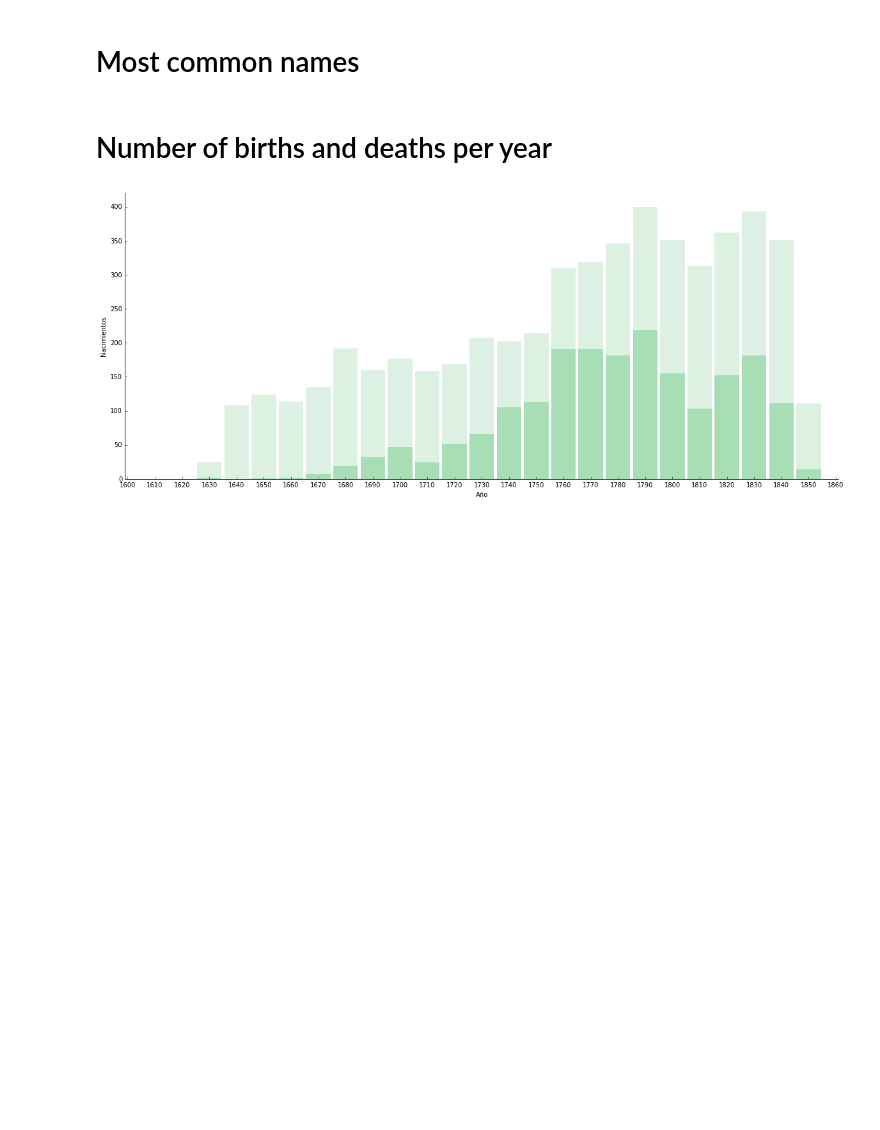
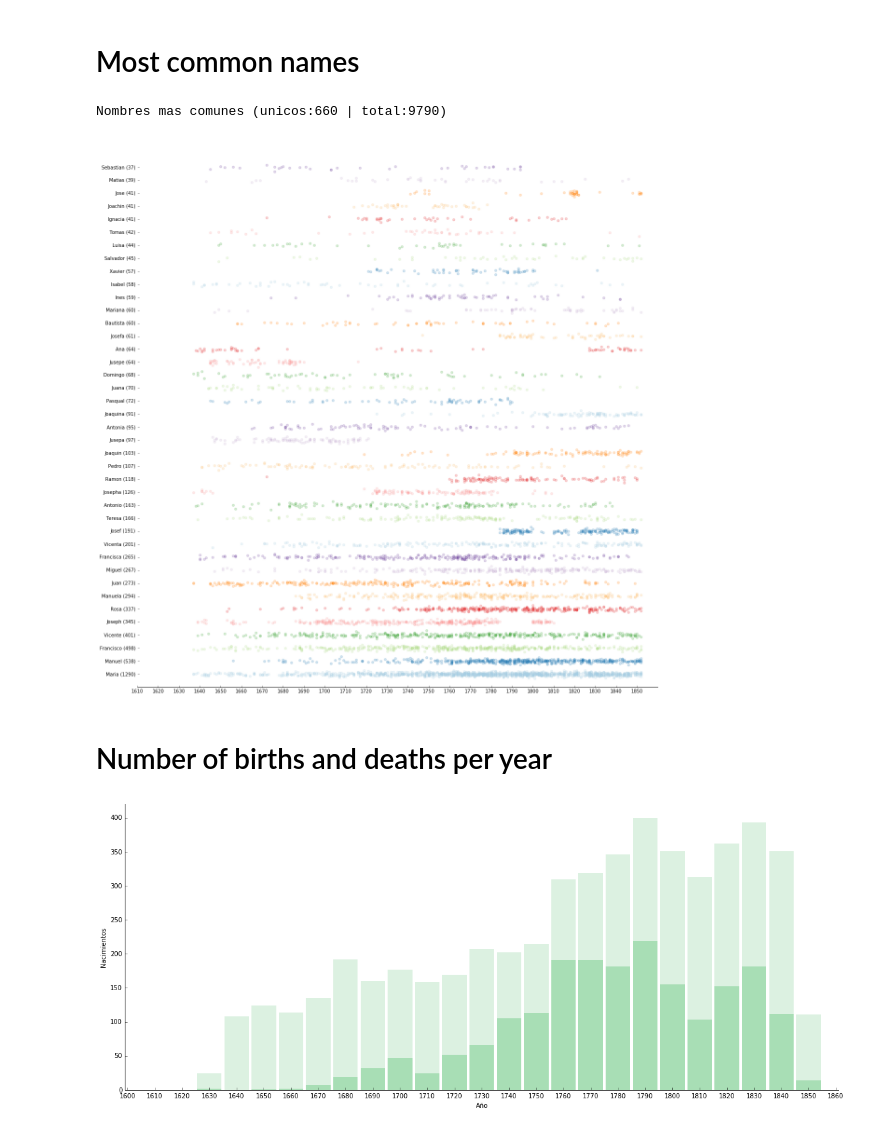
Before and after one commit to adriapr/demography-analysis2, a Jupyter notebook: analysis.ipynb, the cells around one changed output. Drawn from its saved outputs; the diff is of its cells as text; code cells hidden in the pictures; blank space fills up the shorter version.

```diff
--- a/analysis.ipynb
+++ b/analysis.ipynb
@@ -112,5 +102,13 @@ Nombres mas comunes (unicos:2227 | total:5244)
 # %% [markdown]
 # Most common names
+# %%
+%run demographic_functions.py
+#printMostCommon([n['nombreAjustado'] for n in nacimientos], 25)
+#printMostCommon([n['nombre'] for n in nacimientos], 25)
+commonNames( nacimientos, 40, True )
+# %% [output]
+Nombres mas comunes (unicos:660 | total:9790)
+[figure, added]
 # %% [markdown]
 # Number of births and deaths per year
 # %%
```
Also changed, not shown: parts of 7 cells of this notebook, 1 other file.
